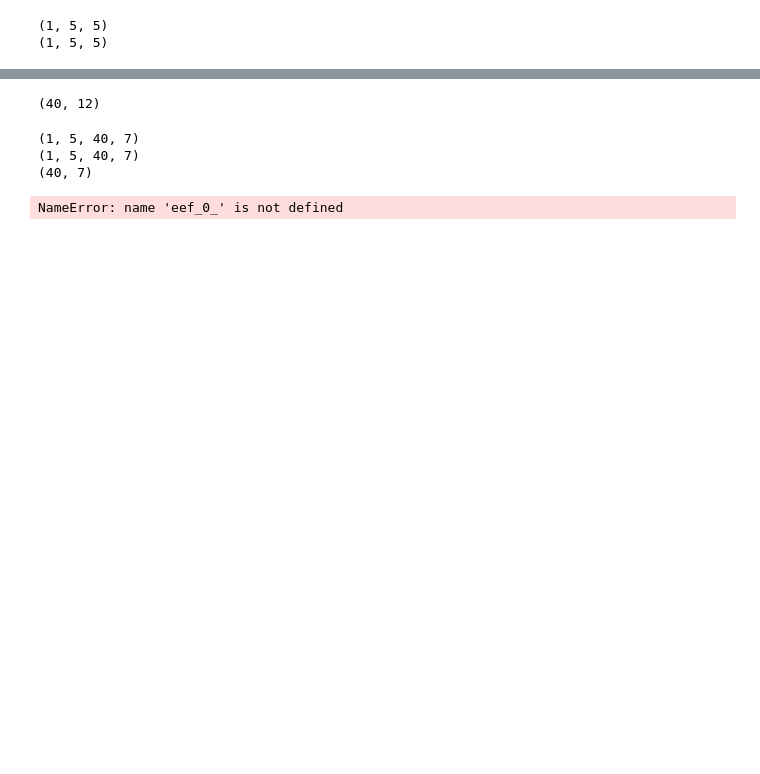
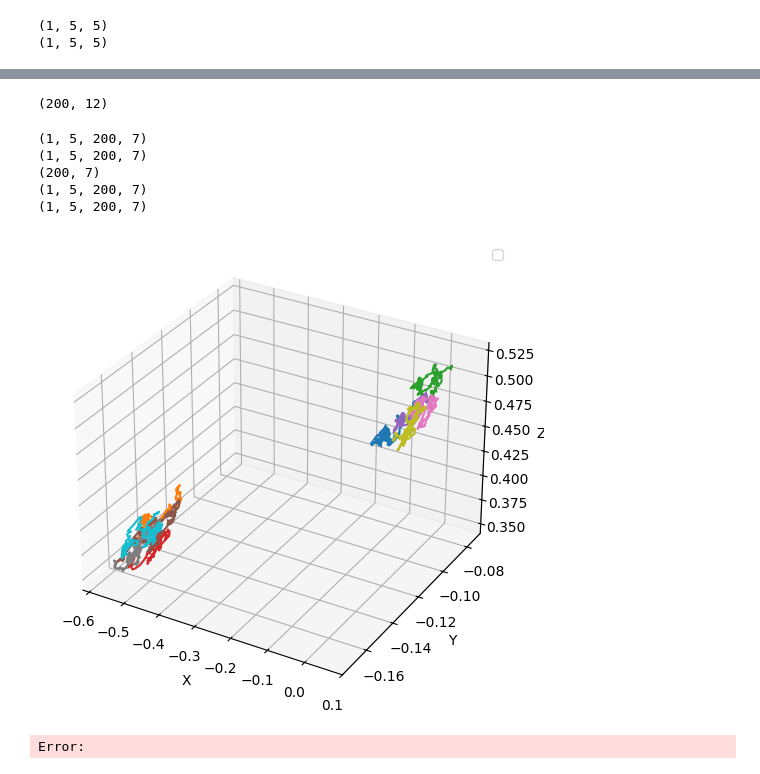
Before and after one commit to AKS-Lab-Univertsity-of-Tartu/bimanual_manipulation, a Jupyter notebook: real_demo/sampling_based_planner/mjx_planner_ur5.ipynb, the cells around one changed output, grey strips where cells are left out. Saved outputs shown, nothing was run; the diff lists cells and outputs as text; code cells hidden in the pictures; blank space fills up the shorter version.

```diff
--- a/real_demo/sampling_based_planner/mjx_planner_ur5.ipynb
+++ b/real_demo/sampling_based_planner/mjx_planner_ur5.ipynb
@@ -521,21 +508,72 @@ def main():
     print(thetadot.shape)
 
     viz = Visualizer(thetadot)
-    viz.view_traj()
+    #viz.view_traj()
 
 
 if __name__ == "__main__":
     main()
 # %% [output]
-(40, 12)
+(200, 12)
 # %%
 print(eef_0.shape)
 print(eef_1.shape)
 print(eef_0_planned.shape)
-# print(eef_0_.shape)
-# print(eef_1_.shape)
+print(eef_0_.shape)
+print(eef_1_.shape)
 # %% [output]
-(1, 5, 40, 7)
-(1, 5, 40, 7)
-(40, 7)
+(1, 5, 200, 7)
+(1, 5, 200, 7)
+(200, 7)
+(1, 5, 200, 7)
+(1, 5, 200, 7)
-NameError: name 'eef_0_' is not defined
+# %%
+import matplotlib.pyplot as plt
+import numpy as np
+
+# Example array
+# shape = (1, num_batch, num_steps, 3)
+arr_0_ = eef_0_
+arr_1_ = eef_1_
+
+arr_0 = eef_0
+arr_1 = eef_1
+
+# Remove singleton dimension
+arr_0_ = arr_0_.squeeze(0)  # shape now: (num_batch, num_steps, 3)
+arr_1_ = arr_1_.squeeze(0)  # shape now: (num_batch, num_steps, 3)
+arr_0 = arr_0.squeeze(0)  # shape now: (num_batch, num_steps, 3)
+arr_1 = arr_1.squeeze(0)  # shape now: (num_batch, num_steps, 3)
+
+num_batch, num_steps, _ = arr_0_.shape
+
+# 3D Plot of all trajectories
+fig = plt.figure(figsize=(8, 6))
+ax = fig.add_subplot(111, projection="3d")
+
+for b in range(num_batch):
+    x_0_, y_0_, z_0_ = arr_0_[b, :, 0], arr_0_[b, :, 1], arr_0_[b, :, 2]
+    x_1_, y_1_, z_1_ = arr_1_[b, :, 0], arr_1_[b, :, 1], arr_1_[b, :, 2]
+
+    x_0, y_0, z_0 = arr_0[b, :, 0], arr_0[b, :, 1], arr_0[b, :, 2]
+    x_1, y_1, z_1 = arr_1[b, :, 0], arr_1[b, :, 1], arr_1[b, :, 2]
+
+    # ax.plot(x_0_, y_0_, z_0_, label=f"Trajectory_0 {b+1}")
+    # ax.plot(x_1_, y_1_, z_1_, label=f"Trajectory_1 {b+1}")
+
+    ax.plot(x_0_, y_0_, z_0_)
+    ax.plot(x_1_, y_1_, z_1_)
+
+    # ax.plot(x_0, y_0, z_0)
+    # ax.plot(x_1, y_1, z_1)
+
+
+ax.set_xlabel("X")
+ax.set_ylabel("Y")
+ax.set_zlabel("Z")
+ax.legend()
+plt.savefig("trajectories.png", dpi=300, bbox_inches="tight")  # PNG
+plt.show()
+# %% [output]
+[figure, added]
+Error:
```
Also changed, not shown: parts of 13 cells of this notebook, 2 other files.
